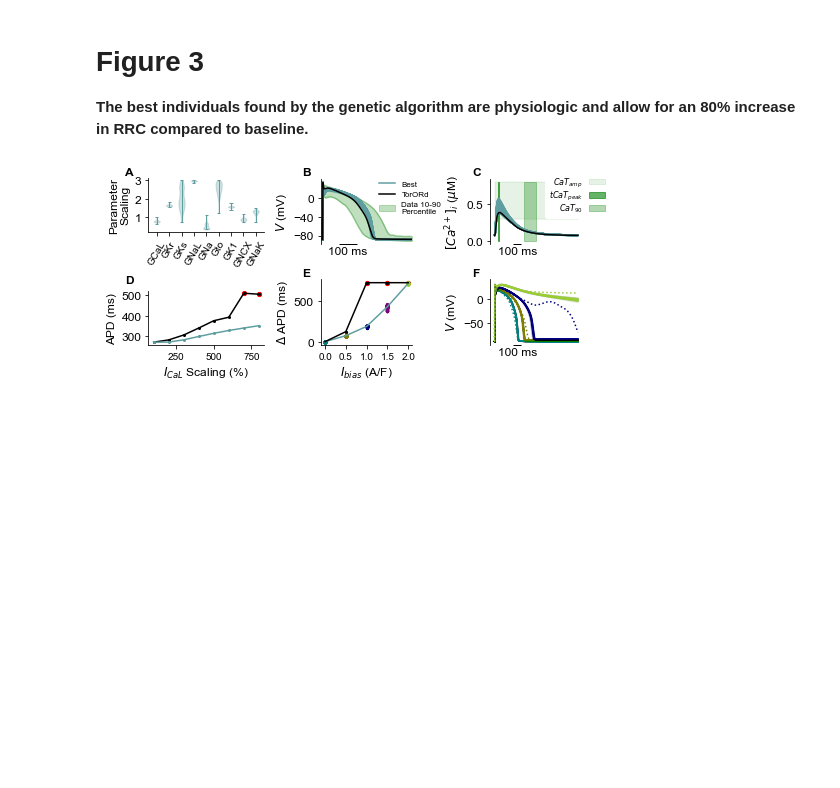
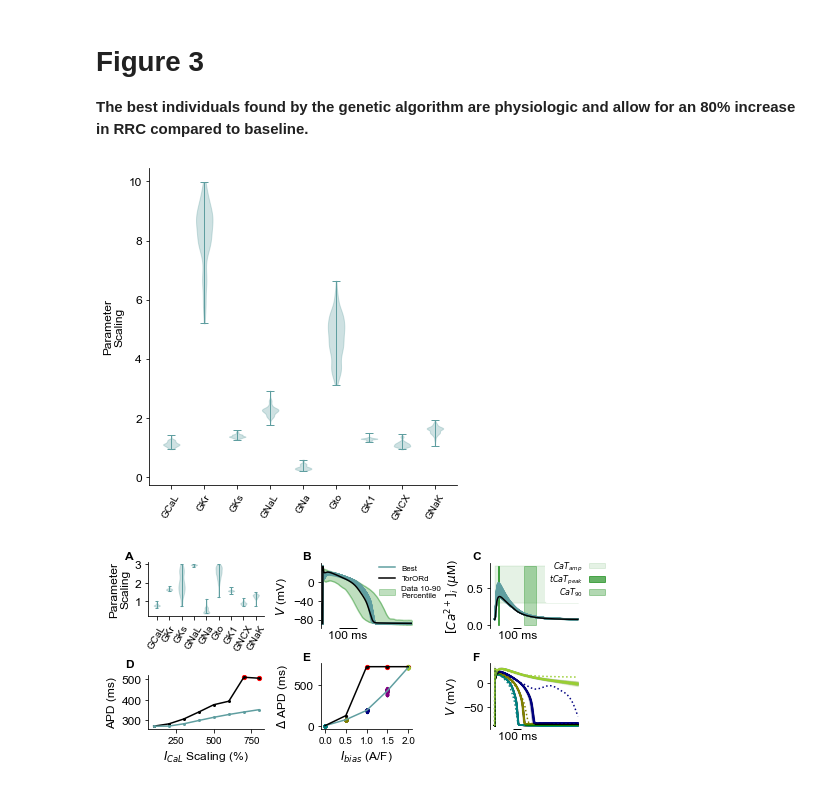
Before and after one commit to Christini-Lab/rrc-conductance-profile, a Jupyter notebook: reproduce_figures copy.ipynb, the cells around one changed output. Drawn from its saved outputs; the diff is of its cells as text; code cells hidden in the pictures; blank space fills up the shorter version.

```diff
--- a/reproduce_figures.ipynb
+++ b/reproduce_figures copy.ipynb
@@ -221,6 +228,24 @@ plt.savefig(figures_path+'fig2.png', trasparent=True)
 # %% [markdown]
 # Figure 3
 **The best individuals found by the genetic algorithm are physiologic and allow for an 80% increase in RRC compared to baseline.**
+# %%
+fig, axs1 = plt.subplots(1, figsize = (5,5), constrained_layout = True)
+
+violin = axs1.violinplot(best_data.filter(like = 'multiplier'))
+for vp in violin['bodies']:
+    vp.set_facecolor('cadetblue')
+    vp.set_edgecolor('cadetblue')
+
+for partname in ('cbars','cmins','cmaxes'):
+    vp = violin[partname]
+    vp.set_edgecolor('cadetblue')
+    vp.set_linewidth(1)
+
+axs1.set_ylabel('Parameter\nScaling')
+axs1.set_xticks(list(range(1, 10)))
+axs1.set_xticklabels(['GCaL', 'GKr', 'GKs', 'GNaL', 'GNa', 'Gto', 'GK1', 'GNCX', 'GNaK'], rotation = 60, fontsize = 10);
+# %% [output]
+[figure, added]
 # %%
 # SET UP FIGURE
 fig = plt.figure(figsize = (7, 3))
```
Also changed, not shown: parts of 3 cells of this notebook, 6 other files.
